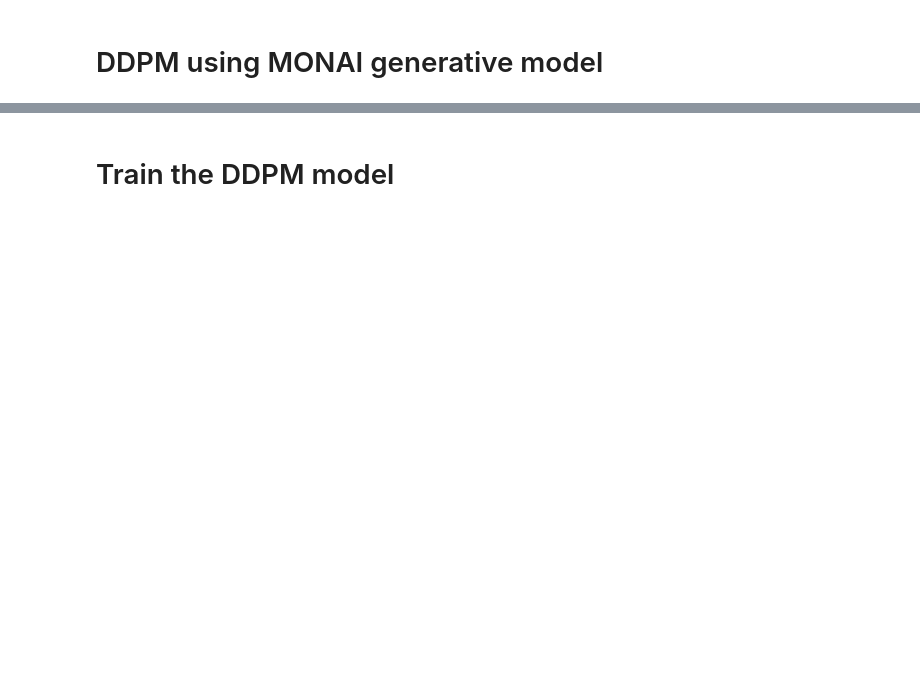
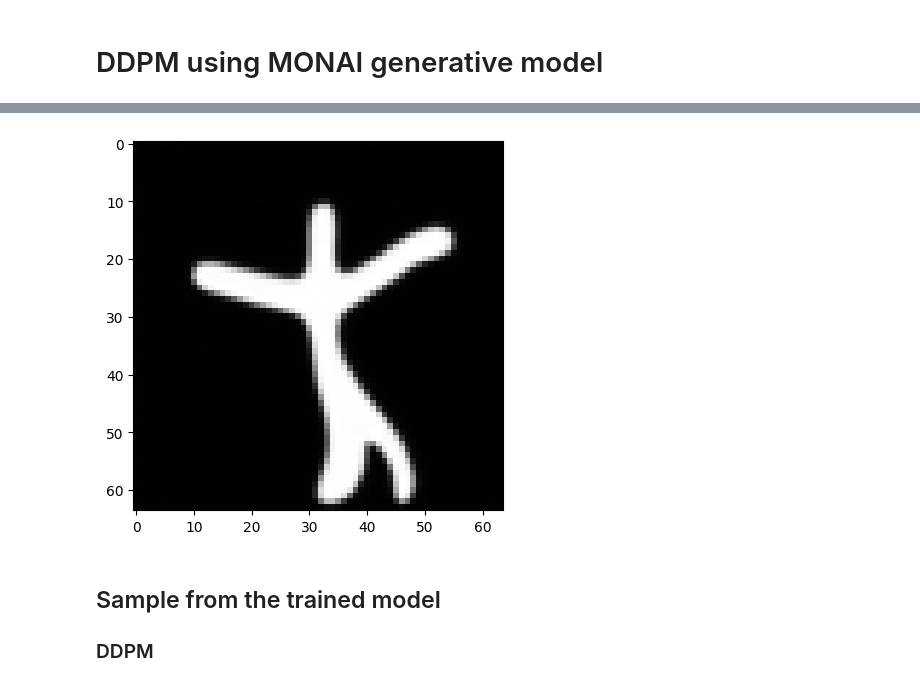
Before and after one commit to khuongdb/spatio-temporal-DM, a Jupyter notebook: src/monai/sandbox.ipynb, the cells around one changed output, grey strips where cells are left out. Cells and saved outputs as stored; diff of their text form; code cells hidden in the pictures; blank space fills up the shorter version.

Commit message:
UPD finish DiffAE models

```diff
--- a/src/monai/sandbox.ipynb
+++ b/src/monai/sandbox.ipynb
@@ -53,22 +71,11 @@ val_loader = DataLoader(val_ds,
 # %%
-# Check training data
-from einops import rearrange
+# Load sample image
 
-check_data = first(train_loader)
+sample_dir = os.path.join("workdir/monai_ddpm_2/samples", "sample_ep029.npy")
 
-# rearrange data from B T ... -> (B T) ...
-check_data = rearrange(check_data["x_origin"], "b t ... -> (b t) ...")
-print(f"batch shape: {check_data.shape}")
+data = np.load(sample_dir).squeeze()
 
-
-
-image_visualisation = torch.cat(
-    [check_data[i, 0] for i in range(6)], dim=1
-)
-plt.figure("training images", (12, 6))
-plt.imshow(image_visualisation, vmin=0, vmax=1, cmap="gray")
-plt.axis("off")
-plt.tight_layout()
+plt.imshow(data, cmap="gray")
 plt.show()
+# %% [output]
+[figure, added]
-# %% [markdown]
-# Train the DDPM model
@@ -146,0 +82,4 @@ for epoch in range(n_epochs):
+# %% [markdown]
+## Sample from the trained model
+
+### DDPM
```
Also changed, not shown: parts of 14 cells of this notebook, 21 other files.
